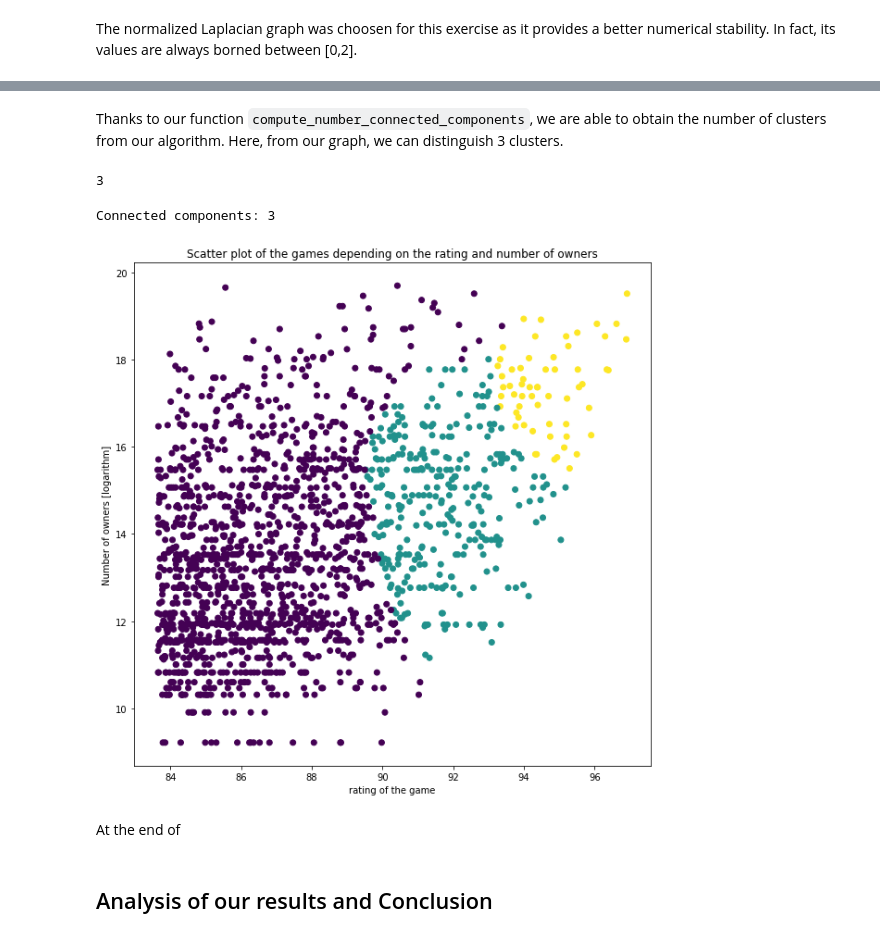
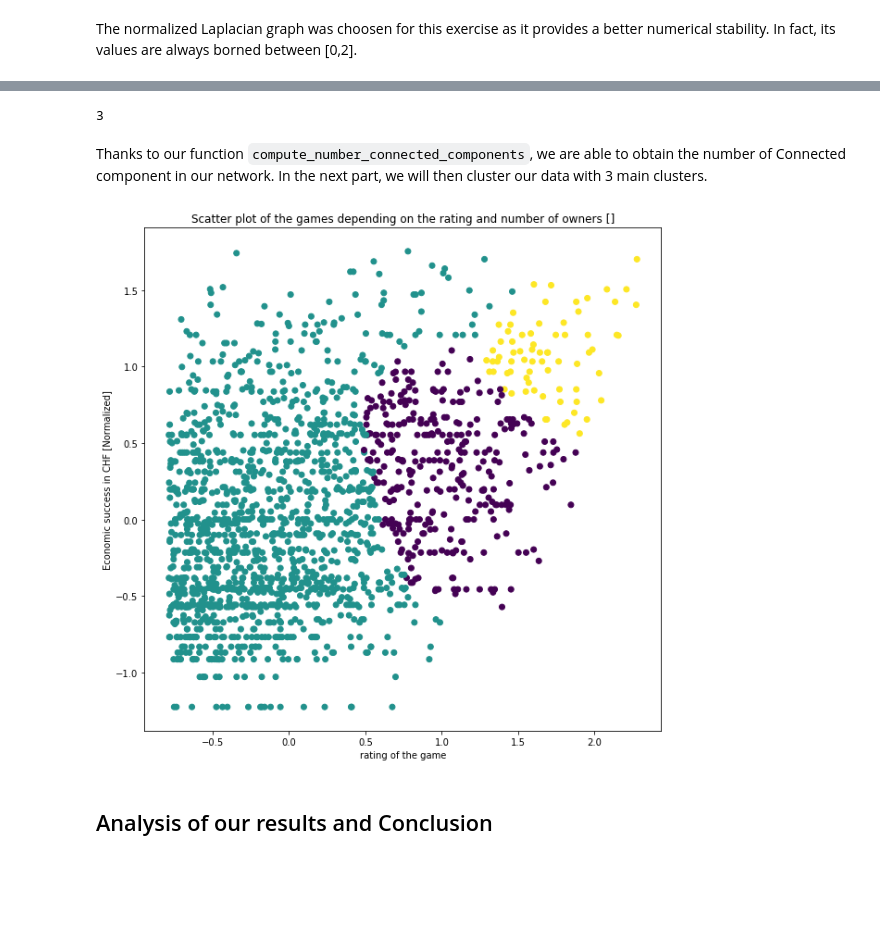
Before and after one commit to mikehdr/ntds_2019_team21, a Jupyter notebook: 5-exploitation.ipynb, the cells around one changed output, grey strips where cells are left out. Saved outputs shown, nothing was run; the diff lists cells and outputs as text; code cells hidden in the pictures; blank space fills up the shorter version.

Commit message:
nearly final exploitation part

```diff
--- a/5-exploitation.ipynb
+++ b/5-exploitation.ipynb
@@ -307,9 +309,9 @@ new_data.head()
 from sklearn.preprocessing import StandardScaler, RobustScaler
 
 X = np.array(new_data[['rating', 'economic_success']])
-#scaler = RobustScaler()
-#scaler.fit(X)
-#X = scaler.transform(X)
+scaler = RobustScaler()
+scaler.fit(X)
+X = scaler.transform(X)
 # %%
 print(X)
 # %% [output]
@@ -541,24 +545,20 @@ plt.show()
+# %%
+print(compute_number_connected_components(lamb_norm, threshold=1e-12))
+# %% [output]
+3
 # %% [markdown]
-Thanks to our function `compute_number_connected_components`, we are able to obtain the number of clusters from our algorithm. Here, from our graph, we can distinguish 3 clusters.
+Thanks to our function `compute_number_connected_components`, we are able to obtain the number of Connected component in our network. In the next part, we will then cluster our data with 3 main clusters.
-# %%
-print(compute_number_connected_components(lamb_norm, threshold=1e-11))
-# %% [output]
-3
 # %%
-print("Connected components:", compute_number_connected_components(lamb_norm, threshold=1e-12))
 spectral_clustering = SpectralClustering(n_classes=3, normalize=True)
 y_pred = spectral_clustering.fit_predict(epsilon_similarity_graph(X, sigma=sigma, epsilon=epsilon))
 
 plt.figure(1, figsize=(10, 10))
 plt.scatter(X[:, 0], X[:, 1], c=y_pred)
 plt.xlabel("rating of the game")
-plt.ylabel("Number of owners [logarithm]")
-plt.title('Scatter plot of the games depending on the rating and number of owners' )
+plt.ylabel("Economic success in CHF [Normalized]")
+plt.title('Scatter plot of the games depending on the rating and number of owners []' )
 plt.show()
 # %% [output]
-Connected components: 3
-[figure, old version]
+[figure, new version]
-# %% [markdown]
-At the end of
 # %% [markdown]
 ## Analysis of our results and Conclusion
```
Also changed, not shown: parts of 22 cells of this notebook.
